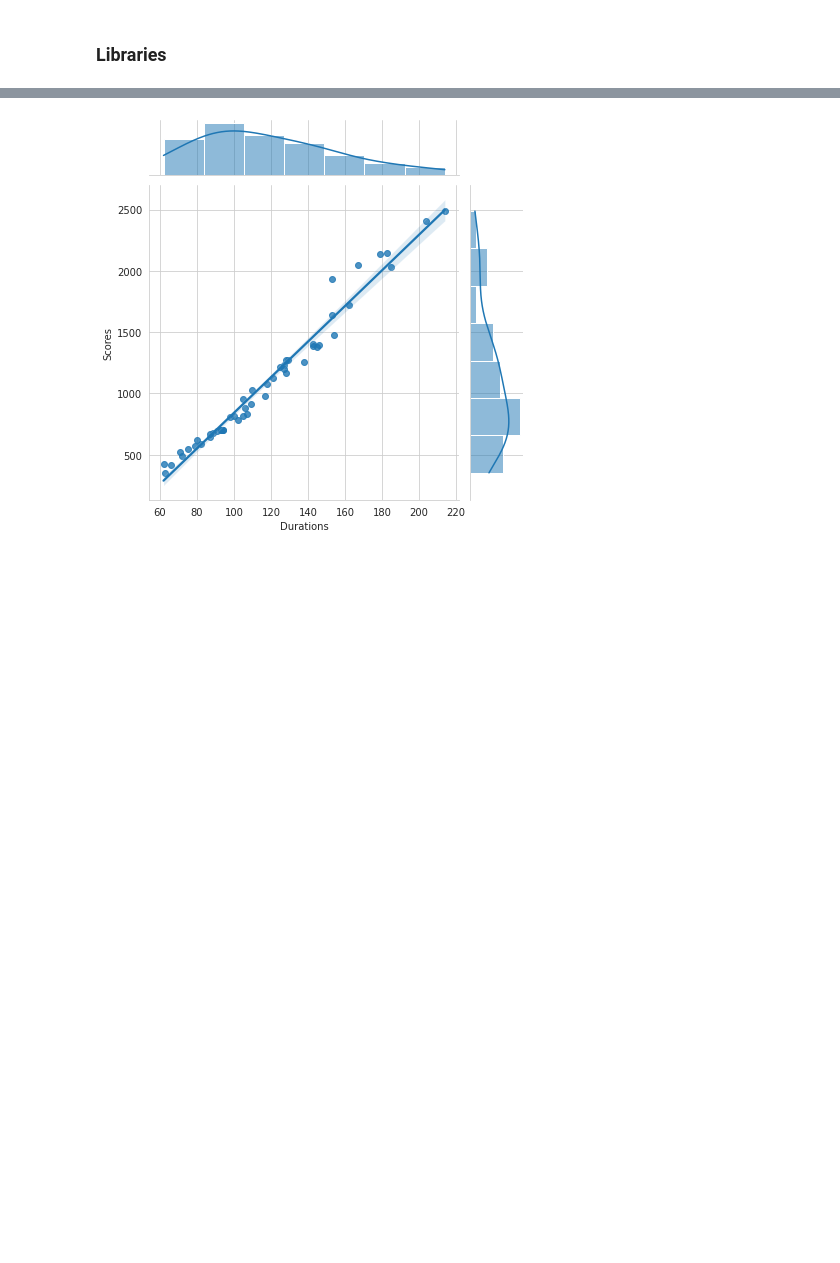
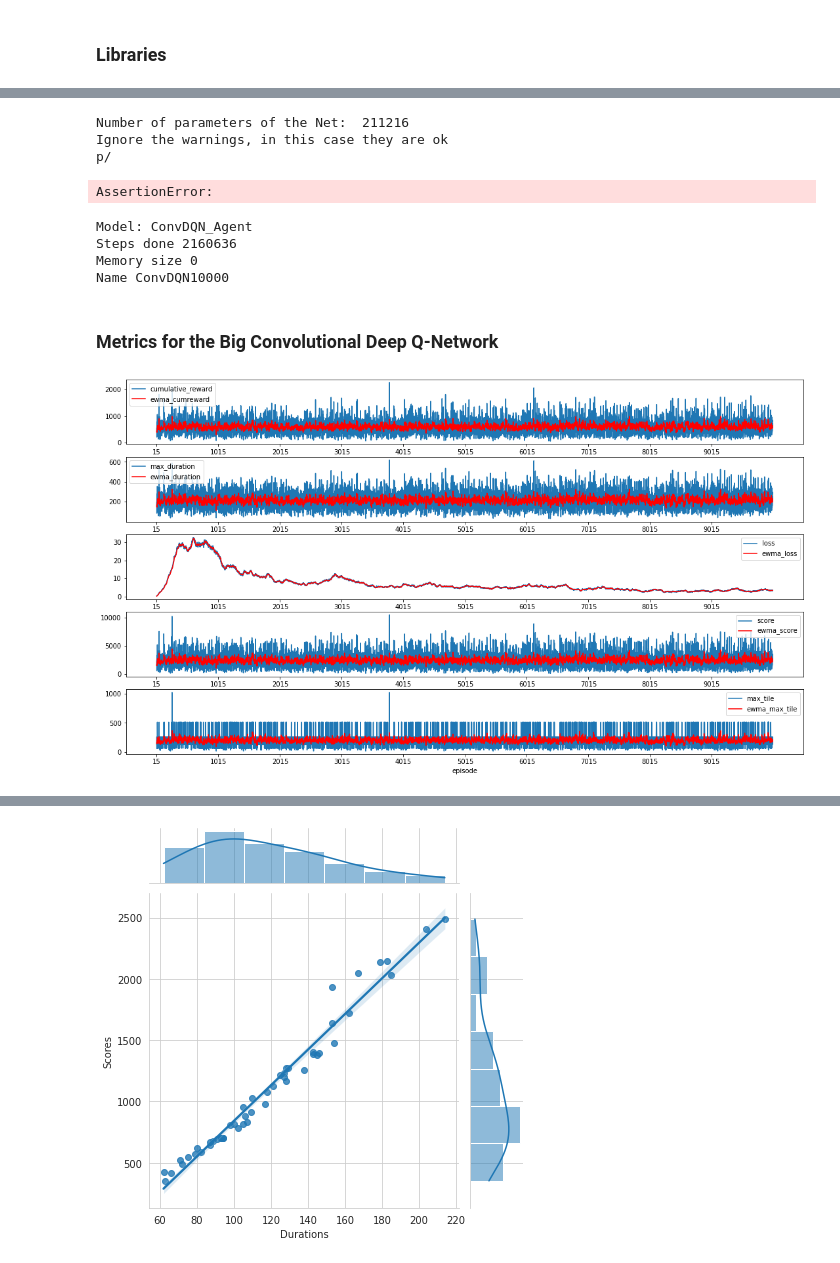
Before and after one commit to IsacPasianotto/2048-DRL, a Jupyter notebook: Report.ipynb, the cells around one changed output, grey strips where cells are left out. Drawn from its saved outputs; the diff is of its cells as text; code cells hidden in the pictures; blank space fills up the shorter version.

Commit message:
issue with load

```diff
--- a/Report.ipynb
+++ b/Report.ipynb
@@ -39,0 +37,40 @@ stats.compare_agents(agent=agent, num_episodes=100)
+# %%
+device = torch.device("cuda" if torch.cuda.is_available() else "cpu")
+model = BigConvolutionalNetwork(l2_regularization=3e-4).to(device)
+
+
+agent = agents.ConvDQN_Agent(model=model,
+                        device=device,
+                        gamma=0.995,
+                        replay_memory_size=10000,
+                        batch_size=384,
+                        eps_start=0.8,
+                        eps_end=0.02,
+                        eps_decay=1000,
+                        tau=5e-3,
+                        kind_action="entropy",
+                        lr=1e-3)
+
+print("Number of parameters of the Net: ", count_parameters(model))
+
+print("Ignore the warnings, in this case they are ok")
+
+load = True
+save = False
+num_episodes = 0
+
+env = envs.Game2048Env(log_rewards=True)
+
+if load:
+    agent.load("p/trained_architectures/convdqn_agent_long_train.pt")
+
+if num_episodes > 0:
+    agent.fit(env, num_episodes=num_episodes, verbose=True)
+
+if save:
+    agent.save("trained_architectures/convdqn_agent_long_train.pt")
+# %% [output]
+Number of parameters of the Net:  211216
+Ignore the warnings, in this case they are ok
+p/
+AssertionError:
@@ -39,0 +80,15 @@ stats.compare_agents(agent=agent, num_episodes=100)
+# %%
+agent.name = "ConvDQN10000"
+agent
+# %% [output]
+Model: ConvDQN_Agent
+Steps done 2160636
+Memory size 0
+Name ConvDQN10000
+# %% [markdown]
+### Metrics for the Big Convolutional Deep Q-Network
+# %%
+stats.plot_5_metrics(agent, n_ticks=1000)
+plt.show()
+# %% [output]
+[figure, added]
```
Also changed, not shown: parts of 10 cells of this notebook, 18 other files.
